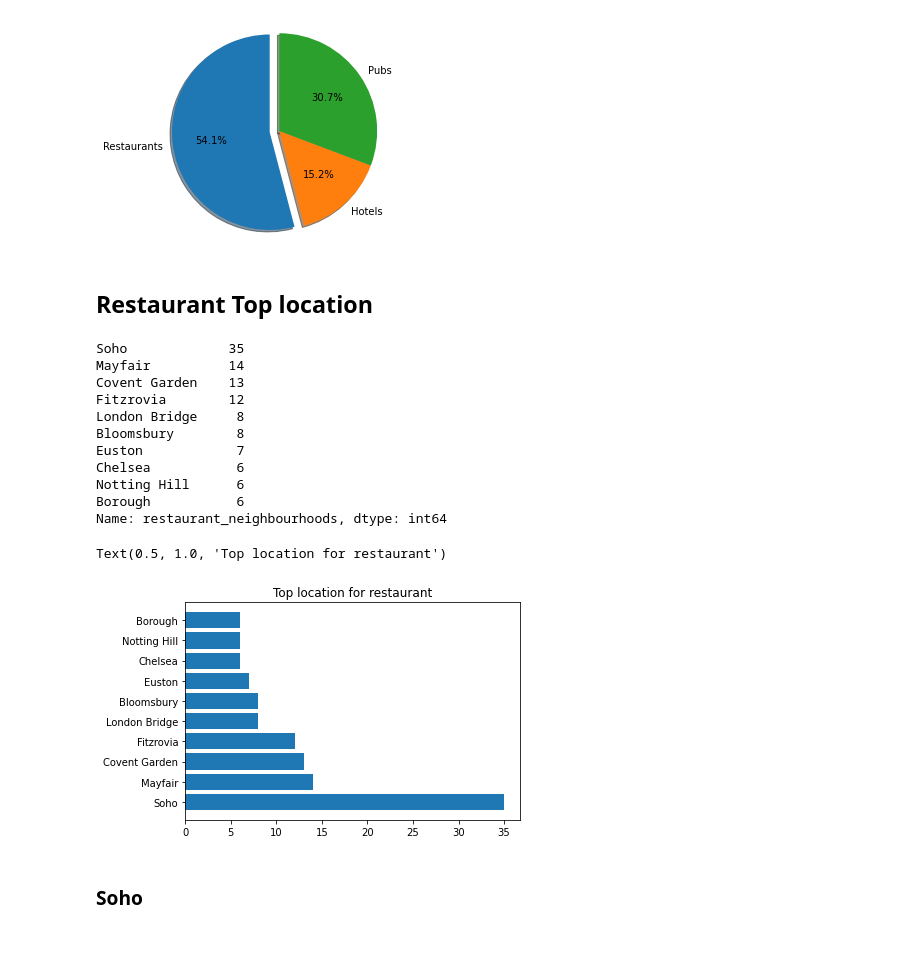
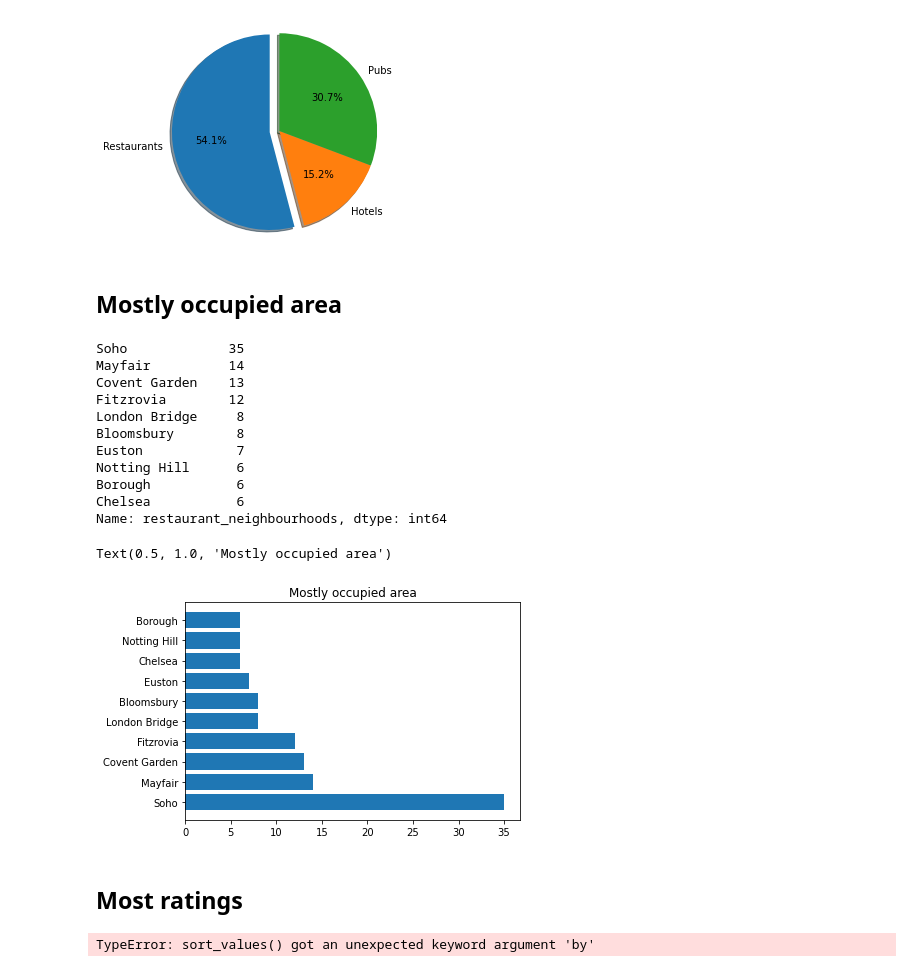
Before and after one commit to Islompulatov/-Build_week, a Jupyter notebook: file_open.ipynb, the cells around one changed output. Cells and saved outputs as stored; diff of their text form; code cells hidden in the pictures; blank space fills up the shorter version.

```diff
--- a/file_open.ipynb
+++ b/file_open.ipynb
@@ -259,12 +277,12 @@ ax1.axis('equal')  # Equal aspect ratio ensures that pie is drawn as a circle.
 plt.show()
 # %% [output]
 [figure]
-# %% [markdown]
-## Restaurant Top location
+# %% [markdown]
+## Mostly occupied area
 # %%
 location = data1['restaurant_neighbourhoods'].value_counts()
-loc = location.nlargest(10)
-loc
+loc1 = location.nlargest(10)
+loc1
 # %% [output]
 Soho             35
 Mayfair          14
@@ -273,16 +291,22 @@ Fitzrovia        12
 London Bridge     8
 Bloomsbury        8
 Euston            7
-Chelsea           6
 Notting Hill      6
 Borough           6
+Chelsea           6
 Name: restaurant_neighbourhoods, dtype: int64
 # %%
 name = ['Soho', 'Mayfair', 'Covent Garden', 'Fitzrovia', 'London Bridge', 'Bloomsbury', 'Euston', 'Chelsea', 'Notting Hill', 'Borough']
-plt.barh(name, loc)
-plt.title('Top location for restaurant')
+plt.barh(name, loc1)
+plt.title('Mostly occupied area')
 # %% [output]
-Text(0.5, 1.0, 'Top location for restaurant')
+Text(0.5, 1.0, 'Mostly occupied area')
-[figure, old version]
+[figure, new version]
-# %% [markdown]
-### Soho
+# %% [markdown]
+## Most ratings
+# %%
+ratings = data1['restaurant_ratings'].value_counts()
+
+ratings.sort_values(by = [ratings], ascending=[False])
+# %% [output]
+TypeError: sort_values() got an unexpected keyword argument 'by'
```
Also changed, not shown: parts of 21 cells of this notebook.
